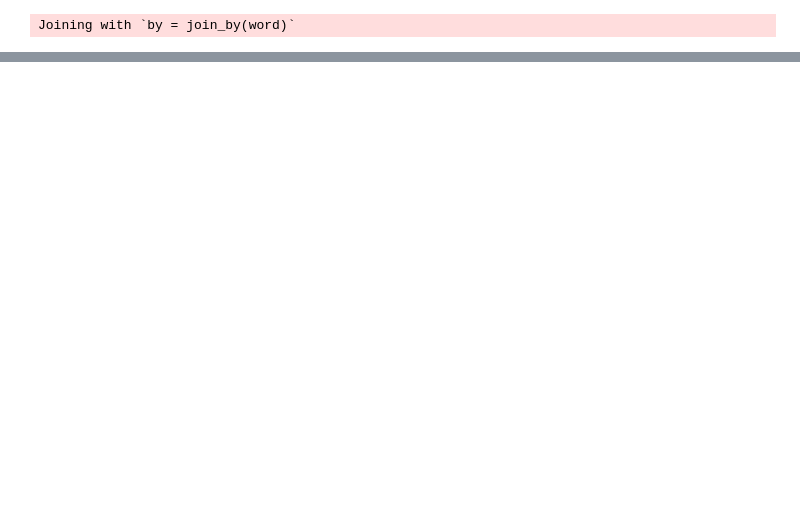
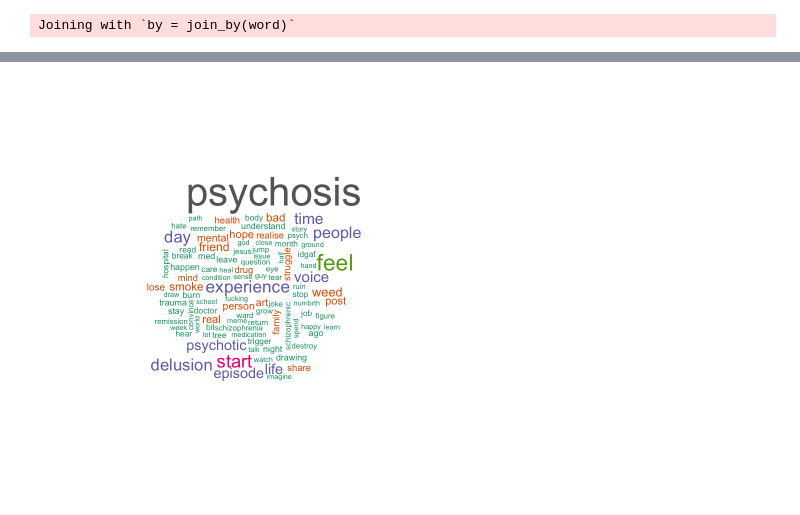
Before and after one commit to anly501/dsan-5000-project-mfgeary, a Jupyter notebook: dsan-website/5000-website/eda/eda.ipynb, the cells around one changed output, grey strips where cells are left out. Saved outputs shown, nothing was run; the diff lists cells and outputs as text; code cells hidden in the pictures; blank space fills up the shorter version.

```diff
--- a/dsan-website/5000-website/eda/eda.ipynb
+++ b/dsan-website/5000-website/eda/eda.ipynb
@@ -96,0 +119,8 @@ tidy_reddit %>%
+# %%
+tidy_reddit %>%
+    filter(label == "Psychosis") %>%
+    select(word, n) %>%
+    distinct() %>%
+    with(wordcloud(word, n, max.words = 100, colors = brewer.pal(8, "Dark2"), min.freq = 2))
+# %% [output]
+[figure, added]
```
Also changed, not shown: parts of 10 cells of this notebook, 20 other files.
